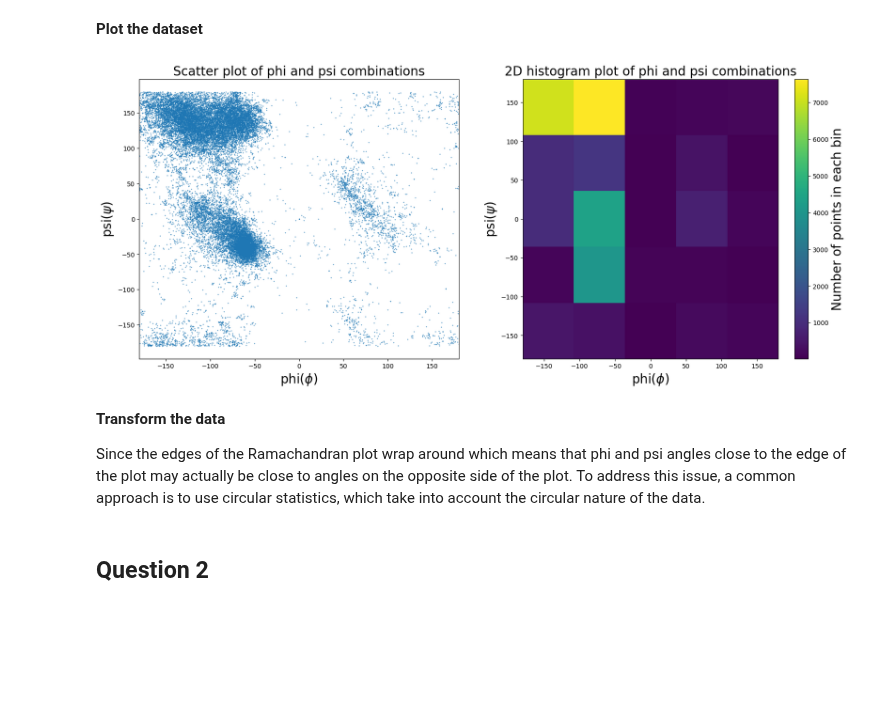
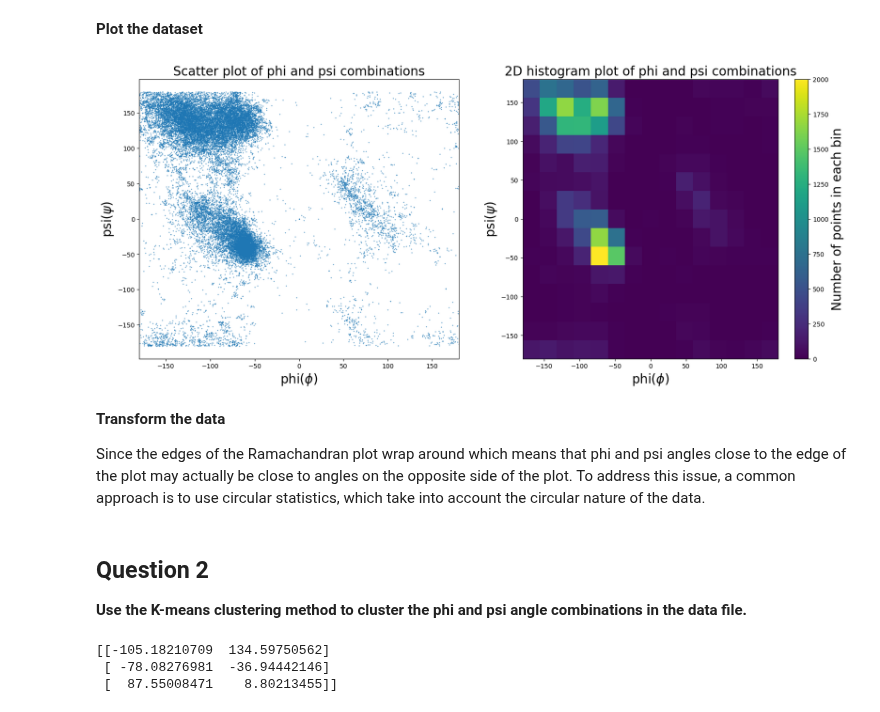
Before and after one commit to chenbin234/DAT405-DIT407-Introduction-to-data-science-and-AI, a Jupyter notebook: Assignment_3/intro_to_AI_ass3_by_Bingcheng.ipynb, the cells around one changed output. Drawn from its saved outputs; the diff is of its cells as text; code cells hidden in the pictures; blank space fills up the shorter version.

```diff
--- a/Assignment_3/intro_to_AI_ass3_by_Bingcheng.ipynb
+++ b/Assignment_3/intro_to_AI_ass3_by_Bingcheng.ipynb
@@ -32,24 +34,24 @@ df.head()
 # %%
 fig, ax = plt.subplots(1, 2, figsize = (20, 8))
 
 ax[0].scatter(df['phi'], df['psi'], marker='.', s=1)
 ax[0].set_xlabel('phi($\phi$)',fontsize=20)
 ax[0].set_ylabel('psi($\psi$)',fontsize=20)
 ax[0].set_xlim(-180,180)
 ax[0].set_xlim(-180,180)
 ax[0].set_title('Scatter plot of phi and psi combinations', fontsize=20)
 
-h = ax[1].hist2d(df['phi'], df['psi'], bins=5,cmap='viridis')
+h = ax[1].hist2d(df['phi'], df['psi'], bins=15,cmap='viridis')
 ax[1].set_xlabel('phi($\phi$)',fontsize=20)
 ax[1].set_ylabel('psi($\psi$)',fontsize=20)
 ax[1].set_xlim(-180,180)
 ax[1].set_xlim(-180,180)
 ax[1].set_title('2D histogram plot of phi and psi combinations', fontsize=20)
 
 cbar = fig.colorbar(h[3], ax=ax[1])
 cbar.set_label('Number of points in each bin',fontsize=20)
 # %% [output]
-[figure, old version]
+[figure, new version]
 # %% [markdown]
 **Transform the data**
 
@@ -61,2 +66,10 @@ psi_circ = np.deg2rad(df['psi'])
-# %% [markdown]
-## Question 2
+# %% [markdown]
+## Question 2
+**Use the K-means clustering method to cluster the phi and psi angle combinations in the data file.**
+# %%
+kmeans = KMeans(n_clusters=3, random_state=0).fit(df[['phi','psi']])
+print(kmeans.cluster_centers_)
+# %% [output]
+[[-105.18210709  134.59750562]
+ [ -78.08276981  -36.94442146]
+ [  87.55008471    8.80213455]]
```
Also changed, not shown: parts of 6 cells of this notebook.
